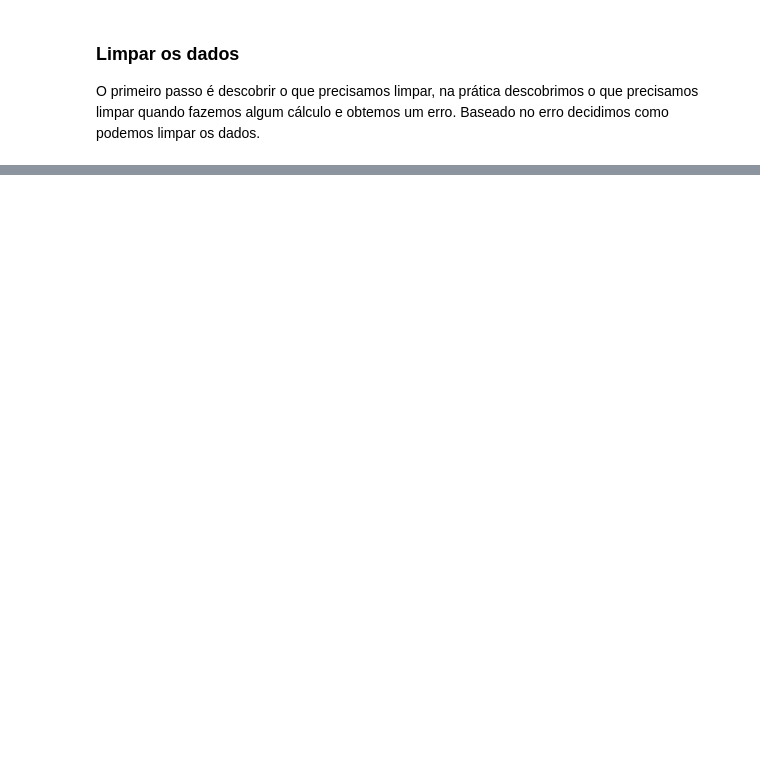
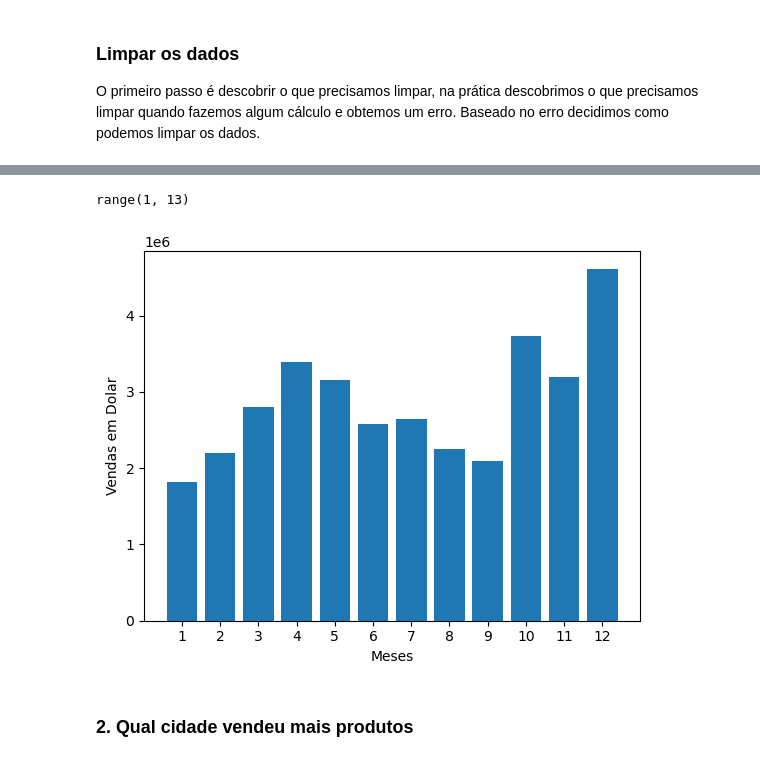
Before and after one commit to FiGuidastri/youtube-tutorials, a Jupyter notebook: Keith Galli/real-world-task-python-pandas/app.ipynb, the cells around one changed output, grey strips where cells are left out. Cells and saved outputs as stored; diff of their text form; code cells hidden in the pictures; blank space fills up the shorter version.

Commit message:
adicionando analises

```diff
--- a/Keith Galli/real-world-task-python-pandas/app.ipynb
+++ b/Keith Galli/real-world-task-python-pandas/app.ipynb
@@ -44,0 +65,4 @@ display(df.head())
+# %%
+df['Quantity Ordered'] = pd.to_numeric(df['Quantity Ordered'])
+df['Price Each'] = pd.to_numeric(df['Price Each'])
+df.info() # imprimindo das informações do dataframe para verificar os ajustes
@@ -44,0 +83,4 @@ display(df.head())
+# %%
+# Adicionando colunas de meses
+df['Month'] = pd.to_datetime(df['Order Date']).dt.month
+df.head() # verificando nova coluna
@@ -44,0 +96,10 @@ display(df.head())
+# %%
+def get_city(address):
+    return address.split(',')[1].strip(' ')
+
+def get_state(address):
+    return address.split(',')[2].strip(' ')
+
+# criando coluna da cidade e endereço
+df['City'] = df['Purchase Address'].apply(lambda x: f'{get_city(x)} ({get_state(x)})')
+df.head() # testando a coluna de cidade
@@ -44,0 +117,2 @@ display(df.head())
+# %%
+df['Sales'] = df['Quantity Ordered'].astype('int') * df['Price Each'].astype('float')
@@ -44,0 +136,17 @@ display(df.head())
+# %%
+# Importando bibliotecas que faltaram
+import matplotlib.pyplot as plt
+
+months = range(1, 13)
+print(months)
+
+plt.bar(months, df.groupby(['Month'])['Sales'].sum())
+plt.xticks(months)
+plt.ylabel('Vendas em Dolar')
+plt.xlabel('Meses')
+plt.show()
+# %% [output]
+range(1, 13)
+[figure, added]
+# %% [markdown]
+### 2. Qual cidade vendeu mais produtos
```
Also changed, not shown: parts of 19 cells of this notebook.
